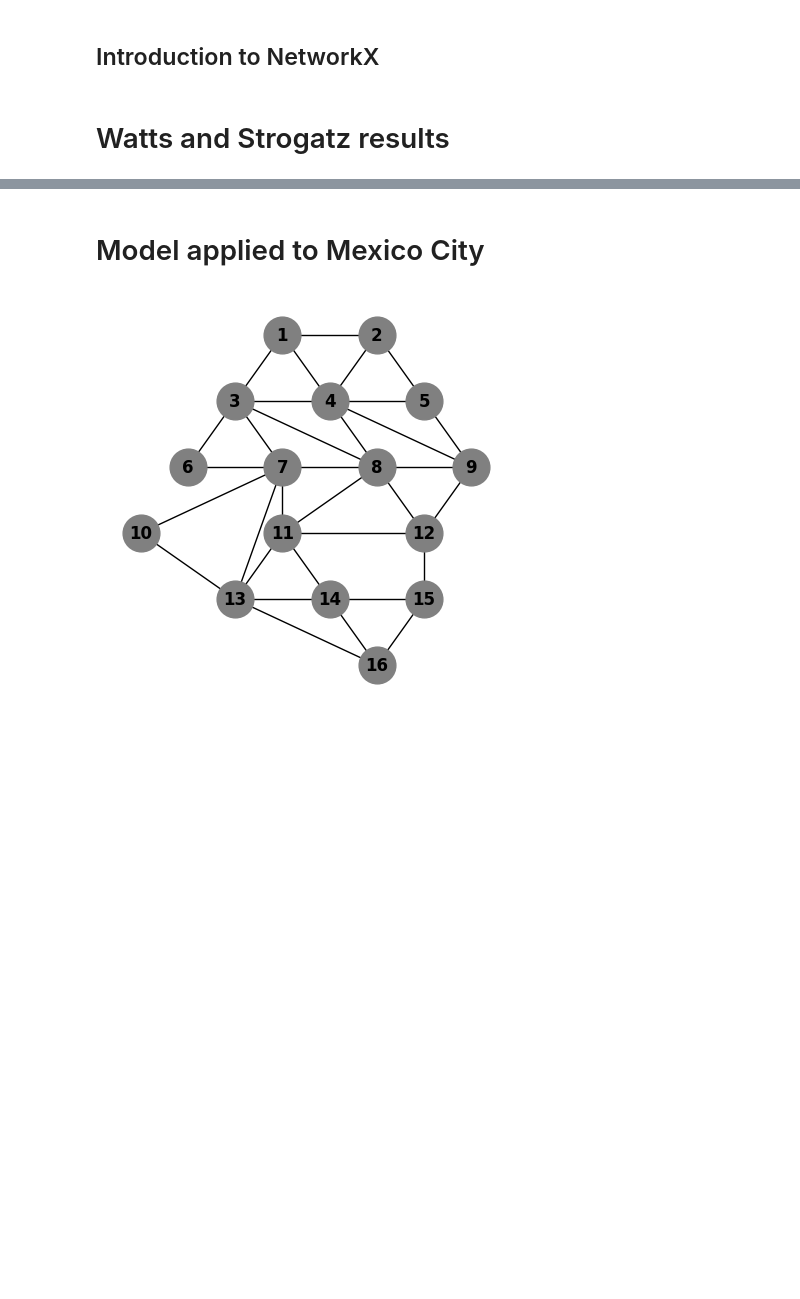
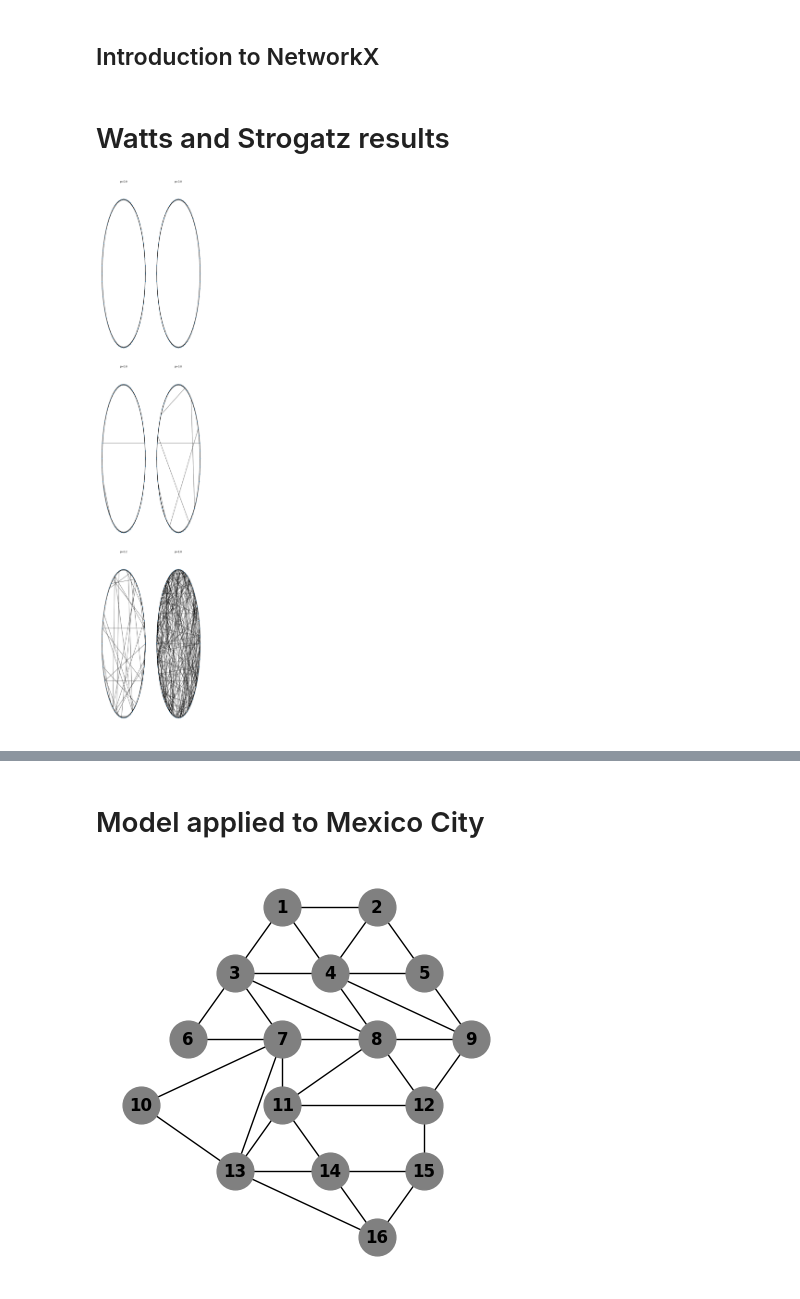
Before and after one commit to ChristianJFG/small_world_criminality, a Jupyter notebook: Networkx.ipynb, the cells around one changed output, grey strips where cells are left out. Cells and saved outputs as stored; diff of their text form; code cells hidden in the pictures; blank space fills up the shorter version.

```diff
--- a/Networkx.ipynb
+++ b/Networkx.ipynb
@@ -72,24 +72,26 @@ plt.show()
 # %%
 import numpy as np
 import matplotlib.pyplot as plt
 import networkx as nx
 
 # Set the number of subplots
-num_plots = 20
-fig, axes = plt.subplots(10, 2, figsize=(8, 40))
+num_plots = 6
+fig, axes = plt.subplots(3, 2, figsize=(8, 40))
 axes = axes.flatten()
 
 # Loop through the values of p and plot each graph in a subplot
 for idx, p in enumerate(np.logspace(-4, 0, num_plots)):
     small_world = nx.newman_watts_strogatz_graph(n=60, k=6, p=p, seed=1)
     nx.draw_circular(small_world, node_size=10, ax=axes[idx])
     axes[idx].set_title(f'p={p:.1f}')
 
 
 
 # plt.subplots_adjust(hspace=0.2, wspace=0.8)
 plt.tight_layout()
 plt.show()
+# %% [output]
+[figure, added]
 # %%
 
 
```
Also changed, not shown: parts of 4 cells of this notebook.
